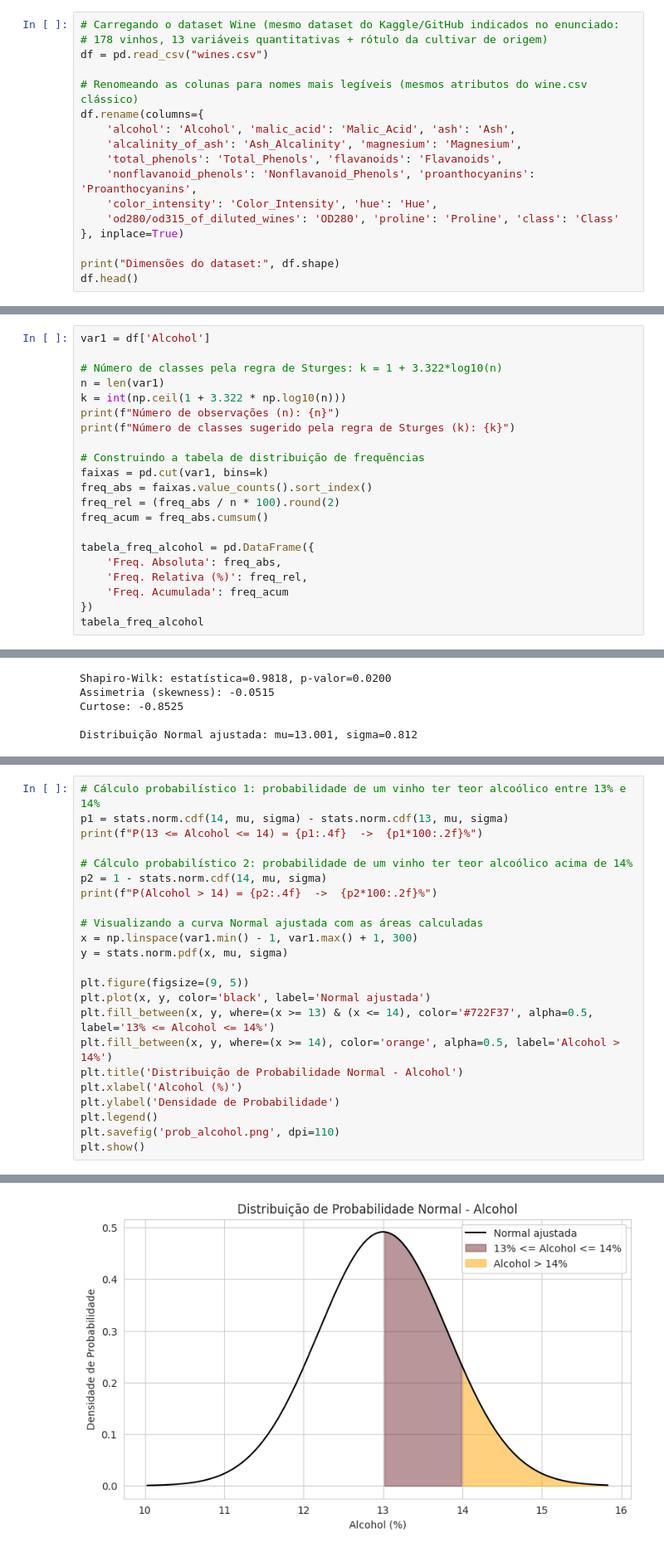
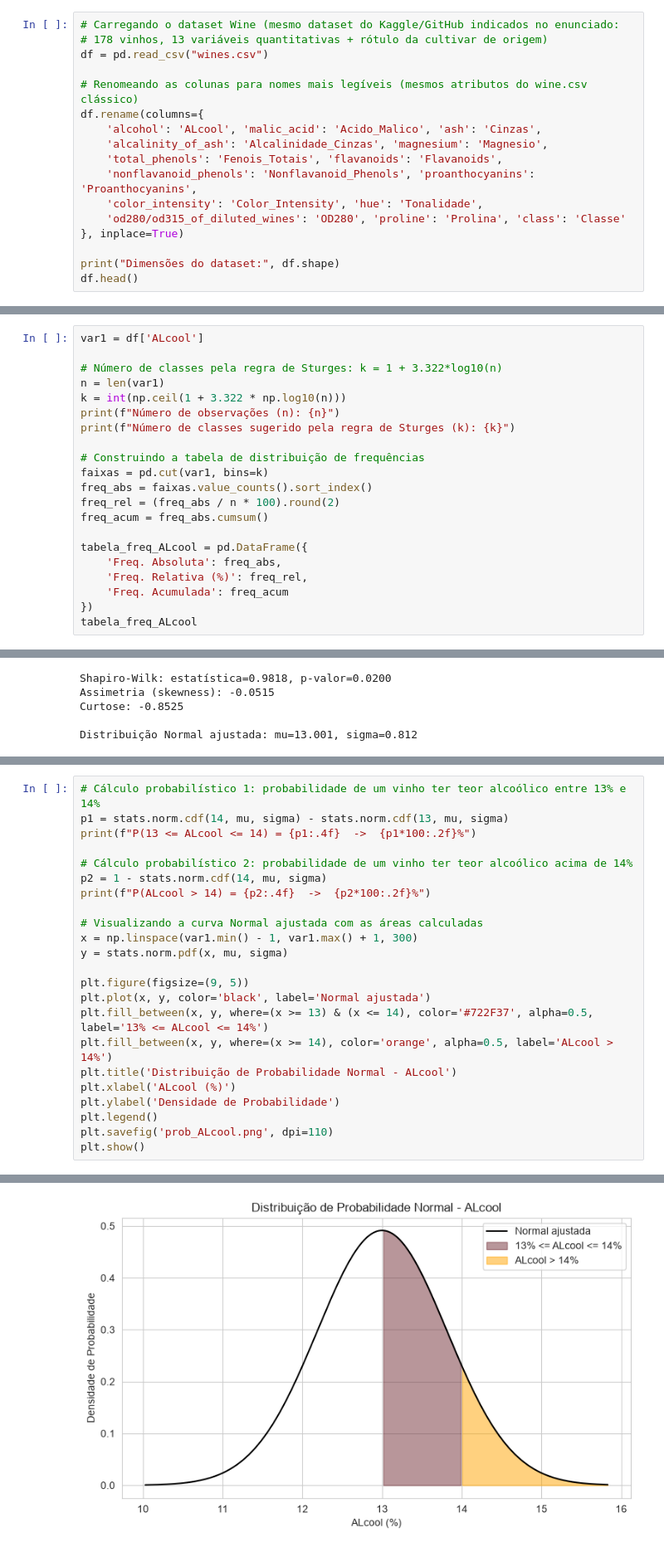
Before and after one commit to linogustavoestudos-cpu/checkpoint5-wine, a Jupyter notebook: Checkpoint5_GustavoLino_RM574157.ipynb, the cells around one changed output, grey strips where cells are left out. Shown at 83% size. Drawn from its saved outputs; the diff is of its cells as text.

```diff
--- a/Checkpoint5_GustavoLino_RM574157.ipynb
+++ b/Checkpoint5_GustavoLino_RM574157.ipynb
@@ -40,12 +43,12 @@ df = pd.read_csv("wines.csv")
 
 # Renomeando as colunas para nomes mais legíveis (mesmos atributos do wine.csv clássico)
 df.rename(columns={
-    'alcohol': 'Alcohol', 'malic_acid': 'Malic_Acid', 'ash': 'Ash',
-    'alcalinity_of_ash': 'Ash_Alcalinity', 'magnesium': 'Magnesium',
-    'total_phenols': 'Total_Phenols', 'flavanoids': 'Flavanoids',
+    'alcohol': 'ALcool', 'malic_acid': 'Acido_Malico', 'ash': 'Cinzas',
+    'alcalinity_of_ash': 'Alcalinidade_Cinzas', 'magnesium': 'Magnesio',
+    'total_phenols': 'Fenois_Totais', 'flavanoids': 'Flavanoids',
     'nonflavanoid_phenols': 'Nonflavanoid_Phenols', 'proanthocyanins': 'Proanthocyanins',
-    'color_intensity': 'Color_Intensity', 'hue': 'Hue',
-    'od280/od315_of_diluted_wines': 'OD280', 'proline': 'Proline', 'class': 'Class'
+    'color_intensity': 'Color_Intensity', 'hue': 'Tonalidade',
+    'od280/od315_of_diluted_wines': 'OD280', 'proline': 'Prolina', 'class': 'Classe'
 }, inplace=True)
 
 print("Dimensões do dataset:", df.shape)
@@ -96,6 +99,6 @@ análise exploratória:
 ### a) Visualização dos Dados: Tabela de Distribuição de Frequências e Gráfico
 # %%
-var1 = df['Alcohol']
+var1 = df['ALcool']
 
 # Número de classes pela regra de Sturges: k = 1 + 3.322*log10(n)
 n = len(var1)
@@ -109,12 +112,12 @@ freq_abs = faixas.value_counts().sort_index()
 freq_rel = (freq_abs / n * 100).round(2)
 freq_acum = freq_abs.cumsum()
 
-tabela_freq_alcohol = pd.DataFrame({
+tabela_freq_ALcool = pd.DataFrame({
     'Freq. Absoluta': freq_abs,
     'Freq. Relativa (%)': freq_rel,
     'Freq. Acumulada': freq_acum
 })
-tabela_freq_alcohol
+tabela_freq_ALcool
 # %% [output]
 Número de observações (n): 178
 Número de classes sugerido pela regra de Sturges (k): 9
@@ -238,11 +241,11 @@ Vamos então modelar a variável como Normal(μ, σ) para os cálculos probabil
 # %%
 # Cálculo probabilístico 1: probabilidade de um vinho ter teor alcoólico entre 13% e 14%
 p1 = stats.norm.cdf(14, mu, sigma) - stats.norm.cdf(13, mu, sigma)
-print(f"P(13 <= Alcohol <= 14) = {p1:.4f}  ->  {p1*100:.2f}%")
+print(f"P(13 <= ALcool <= 14) = {p1:.4f}  ->  {p1*100:.2f}%")
 
 # Cálculo probabilístico 2: probabilidade de um vinho ter teor alcoólico acima de 14%
 p2 = 1 - stats.norm.cdf(14, mu, sigma)
-print(f"P(Alcohol > 14) = {p2:.4f}  ->  {p2*100:.2f}%")
+print(f"P(ALcool > 14) = {p2:.4f}  ->  {p2*100:.2f}%")
 
 # Visualizando a curva Normal ajustada com as áreas calculadas
 x = np.linspace(var1.min() - 1, var1.max() + 1, 300)
@@ -250,12 +253,12 @@ y = stats.norm.pdf(x, mu, sigma)
 
 plt.figure(figsize=(9, 5))
 plt.plot(x, y, color='black', label='Normal ajustada')
-plt.fill_between(x, y, where=(x >= 13) & (x <= 14), color='#722F37', alpha=0.5, label='13% <= Alcohol <= 14%')
-plt.fill_between(x, y, where=(x >= 14), color='orange', alpha=0.5, label='Alcohol > 14%')
-plt.title('Distribuição de Probabilidade Normal - Alcohol')
-plt.xlabel('Alcohol (%)')
+plt.fill_between(x, y, where=(x >= 13) & (x <= 14), color='#722F37', alpha=0.5, label='13% <= ALcool <= 14%')
+plt.fill_between(x, y, where=(x >= 14), color='orange', alpha=0.5, label='ALcool > 14%')
+plt.title('Distribuição de Probabilidade Normal - ALcool')
+plt.xlabel('ALcool (%)')
 plt.ylabel('Densidade de Probabilidade')
 plt.legend()
-plt.savefig('prob_alcohol.png', dpi=110)
+plt.savefig('prob_ALcool.png', dpi=110)
 plt.show()
 # %% [output]
@@ -264,4 +267,4 @@ P(Alcohol > 14) = 0.1092  ->  10.92%
-[figure, old version]
+[figure, new version]
 # %% [markdown]
 **Interpretação:** há aproximadamente **39%** de chance de um vinho escolhido ao acaso
 ter teor alcoólico entre 13% e 14%, e cerca de **11%** de chance de ter teor alcoólico acima
```
Also changed, not shown: parts of 26 cells of this notebook.
